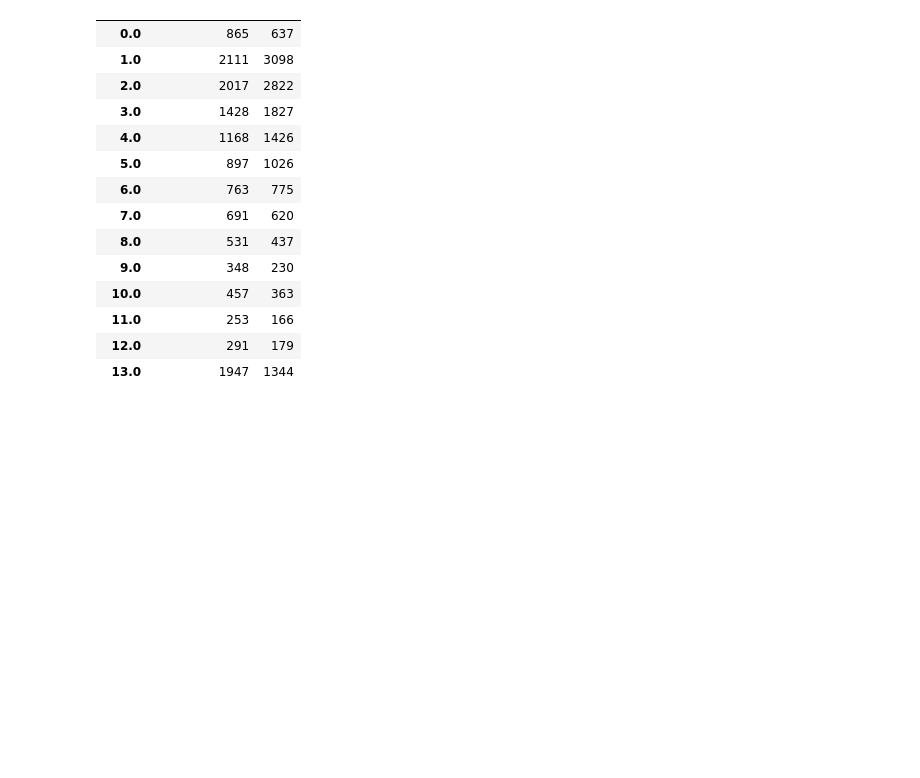
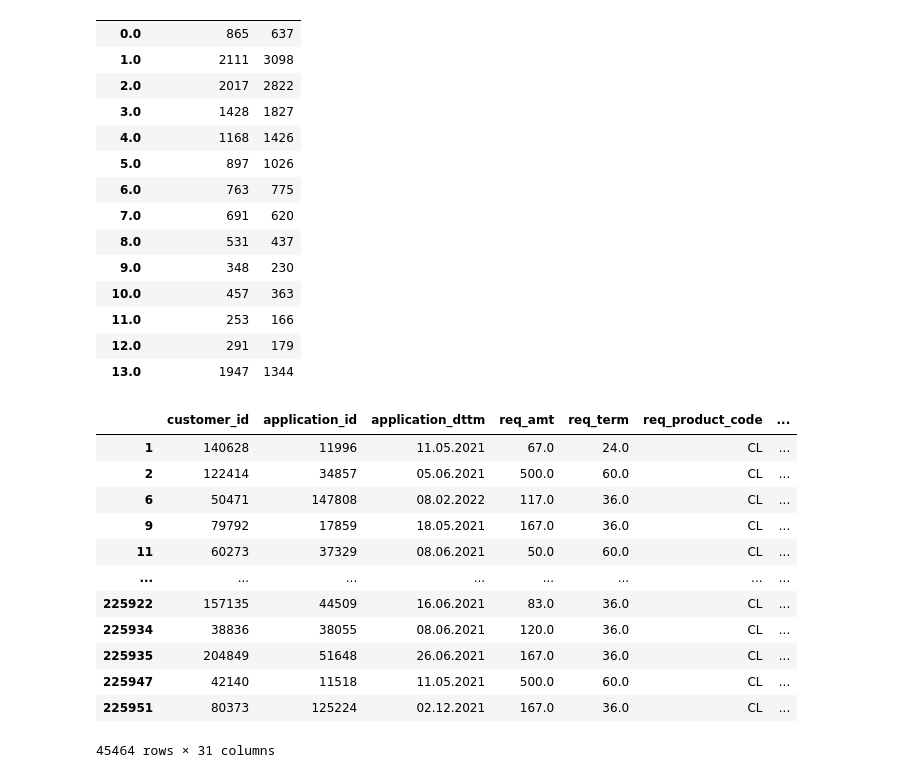
Before and after one commit to ssd2008/dano2024, a Jupyter notebook: dano.ipynb, the cells around one changed output. Drawn from its saved outputs; the diff is of its cells as text; code cells hidden in the pictures; blank space fills up the shorter version.

```diff
--- a/dano.ipynb
+++ b/dano.ipynb
@@ -140,3 +140,20 @@ db_valid_type.pivot_table(index=['k'], columns=['count'], aggfunc='count', value
 | 11.0 | 253 | 166 |
 | 12.0 | 291 | 179 |
 | 13.0 | 1947 | 1344 |
+# %%
+bits = bd.drop(bd[bd.agreement_product_code.isin(["CC", "To CLR", "To CLC", "Unsuccess"])].index)
+bits
+# %% [output]
+|  | customer_id | application_id | application_dttm | req_amt | req_term | req_product_code | ... |
+| 1 | 140628 | 11996 | 11.05.2021 | 67.0 | 24.0 | CL | ... |
+| 2 | 122414 | 34857 | 05.06.2021 | 500.0 | 60.0 | CL | ... |
+| 6 | 50471 | 147808 | 08.02.2022 | 117.0 | 36.0 | CL | ... |
+| 9 | 79792 | 17859 | 18.05.2021 | 167.0 | 36.0 | CL | ... |
+| 11 | 60273 | 37329 | 08.06.2021 | 50.0 | 60.0 | CL | ... |
+| ... | ... | ... | ... | ... | ... | ... | ... |
+| 225922 | 157135 | 44509 | 16.06.2021 | 83.0 | 36.0 | CL | ... |
+| 225934 | 38836 | 38055 | 08.06.2021 | 120.0 | 36.0 | CL | ... |
+| 225935 | 204849 | 51648 | 26.06.2021 | 167.0 | 36.0 | CL | ... |
+| 225947 | 42140 | 11518 | 11.05.2021 | 500.0 | 60.0 | CL | ... |
+| 225951 | 80373 | 125224 | 02.12.2021 | 167.0 | 36.0 | CL | ... |
+45464 rows × 31 columns
```
Also changed, not shown: parts of 1 cell of this notebook.
